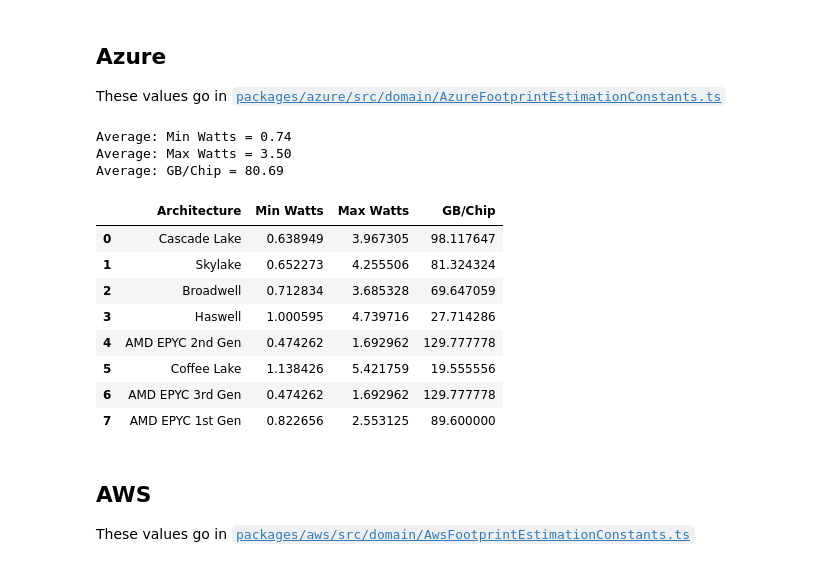
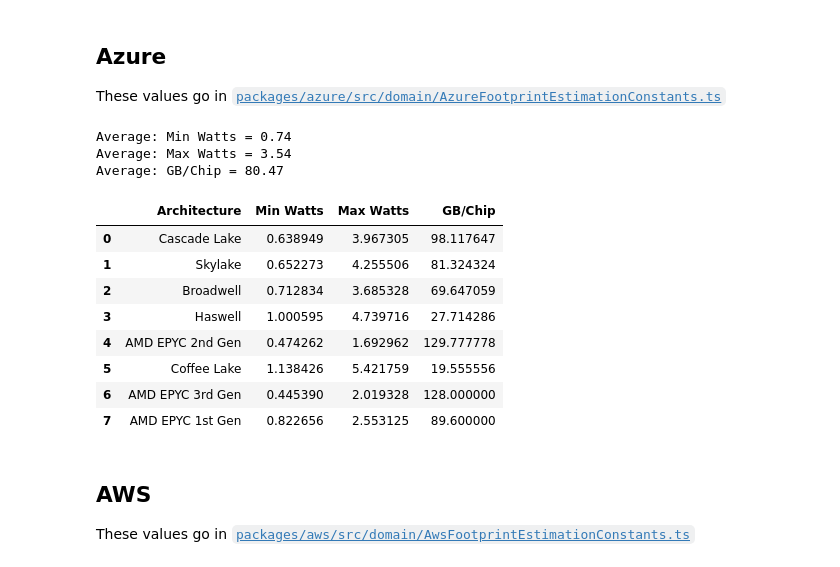
Before and after one commit to cloud-carbon-footprint/cloud-carbon-coefficients, a Jupyter notebook: coefficients.ipynb, the cells around one changed output. Cells and saved outputs as stored; diff of their text form; code cells hidden in the pictures.

Commit message:
Correct Azure lookup for EPYC Third Gen

```diff
--- a/coefficients.ipynb
+++ b/coefficients.ipynb
@@ -291,9 +291,9 @@ for cpu in azure_architectures:
     elif cpu == 'AMD EPYC 3rd Gen':
         azure_coefficients.append({
             'Architecture': cpu,
-            'Min Watts': amd_epyc_gen2['Idle watts'],
-            'Max Watts': amd_epyc_gen2['100% watts'],
-            'GB/Chip': amd_epyc_gen2['GB/Chip']
+            'Min Watts': amd_epyc_gen3['Idle watts'],
+            'Max Watts': amd_epyc_gen3['100% watts'],
+            'GB/Chip': amd_epyc_gen3['GB/Chip']
         })
     elif cpu == 'Sandy Bridge':
         azure_coefficients.append({
@@ -332,36 +332,36 @@ for cpu in azure_architectures:
         })
     elif cpu == 'Cascade Lake':
         azure_coefficients.append({
             'Architecture': cpu,
             'Min Watts': intel_cascadelake['Idle watts'],
             'Max Watts': intel_cascadelake['100% watts'],
             'GB/Chip': intel_cascadelake['GB/Chip']
         })
     elif cpu == 'Coffee Lake':
         azure_coefficients.append({
             'Architecture': cpu,
             'Min Watts': intel_coffeelake['Idle watts'],
             'Max Watts': intel_coffeelake['100% watts'],
             'GB/Chip': intel_coffeelake['GB/Chip']
         })
 
 azure_coefficients = pd.DataFrame(azure_coefficients)
 print(f'Average: Min Watts = {azure_coefficients["Min Watts"].mean():,.2f}')
 print(f'Average: Max Watts = {azure_coefficients["Max Watts"].mean():,.2f}')
 print(f'Average: GB/Chip = {azure_coefficients["GB/Chip"].mean():,.2f}')
 azure_coefficients
 # %% [output]
 Average: Min Watts = 0.74
-Average: Max Watts = 3.50
-Average: GB/Chip = 80.69
+Average: Max Watts = 3.54
+Average: GB/Chip = 80.47
 |  | Architecture | Min Watts | Max Watts | GB/Chip |
 | 0 | Cascade Lake | 0.638949 | 3.967305 | 98.117647 |
 | 1 | Skylake | 0.652273 | 4.255506 | 81.324324 |
 | 2 | Broadwell | 0.712834 | 3.685328 | 69.647059 |
 | 3 | Haswell | 1.000595 | 4.739716 | 27.714286 |
 | 4 | AMD EPYC 2nd Gen | 0.474262 | 1.692962 | 129.777778 |
 | 5 | Coffee Lake | 1.138426 | 5.421759 | 19.555556 |
-| 6 | AMD EPYC 3rd Gen | 0.474262 | 1.692962 | 129.777778 |
+| 6 | AMD EPYC 3rd Gen | 0.445390 | 2.019328 | 128.000000 |
 | 7 | AMD EPYC 1st Gen | 0.822656 | 2.553125 | 89.600000 |
 # %% [markdown]
 ## AWS
```
Also changed, not shown: parts of 1 cell of this notebook.
